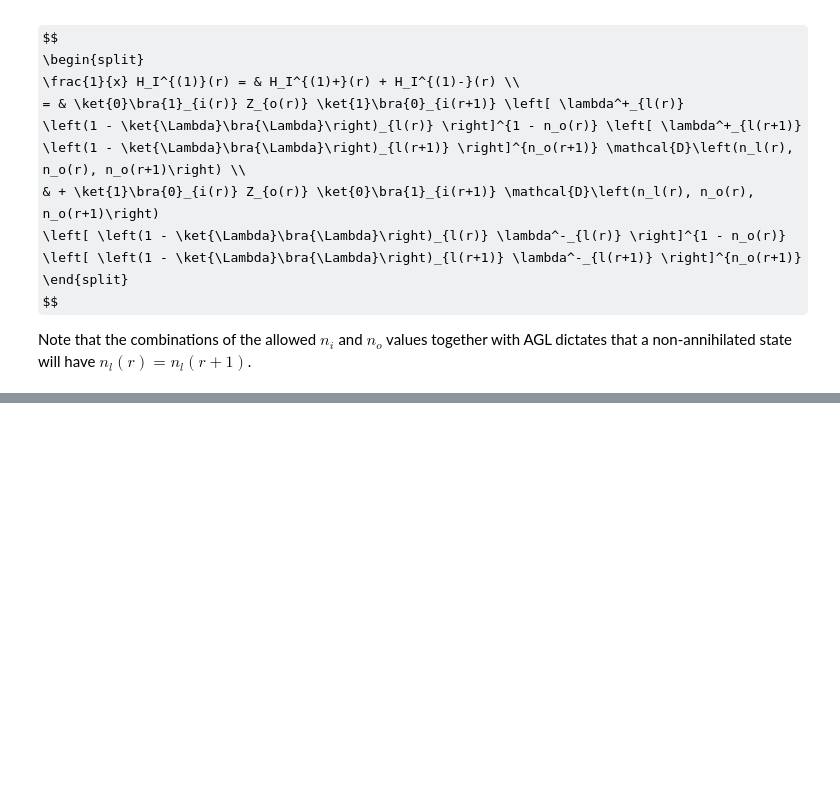
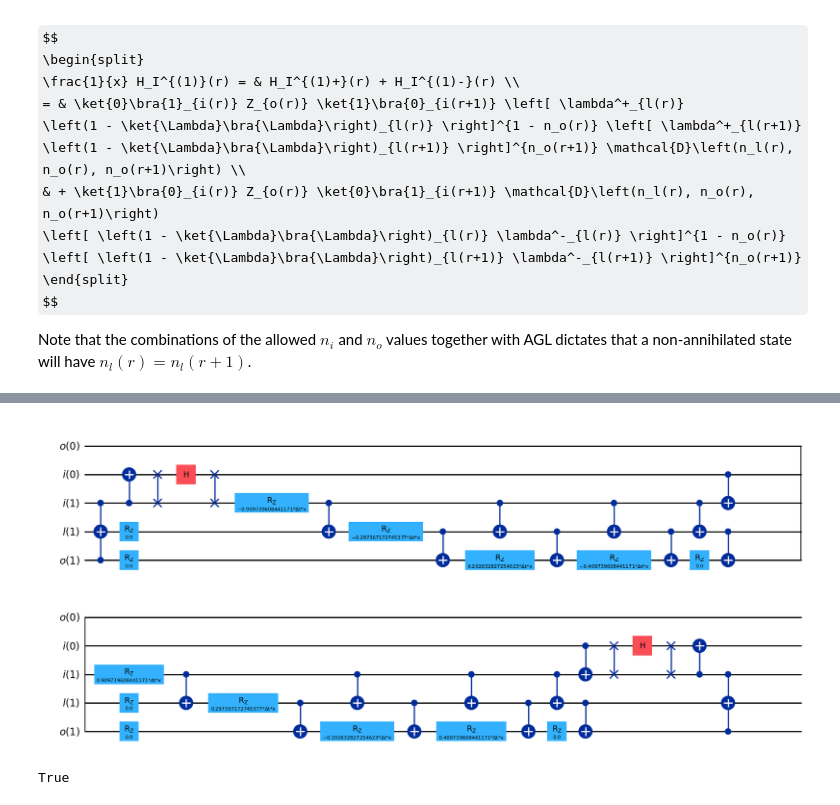
Before and after one commit to yiiyama/lsh-qudit, a Jupyter notebook: full_circuit.ipynb, the cells around one changed output, grey strips where cells are left out. Saved outputs shown, nothing was run; the diff lists cells and outputs as text; code cells hidden in the pictures; some formulas as TeX source; blank space fills up the shorter version.

```diff
--- a/full_circuit.ipynb
+++ b/full_circuit.ipynb
@@ -912,0 +214,16 @@ $$
+# %%
+circuit, init_p, _ = hopping_term(1, 0, time_step, interaction_x, left_flux=0)
+draw_circuit(circuit, init_p, reorder=False)
+# %% [output]
+[figure, added]
+# %%
+assigned = circuit.assign_parameters({interaction_x: x, time_step: dt})
+# Reverse the site ordering through embedding
+embedded_qp = QubitPlacement([('l', 1), ('o', 1), ('i', 1), ('l', 0), ('o', 0), ('i', 0)])
+embedded = QuantumCircuit(embedded_qp.num_qubits)
+embedded.compose(assigned, qubits=[embedded_qp[lab] for lab in init_p.qubit_labels], inplace=True)
+hmat = hi1_mat.reshape(4, 3, 4, 3, 4, 3, 4, 3)[:, :2, :, :2, :, :2, :, :2].reshape(64, 64) * x * dt
+subspace = np.sum(physical_states(left_flux=0, num_sites=2, as_multi=True) << np.arange(6)[None, ::-1], axis=1)
+validate_circuit(embedded, hmat, subspace=subspace)
+# %% [output]
+True
```
Also changed, not shown: parts of 81 cells of this notebook.
